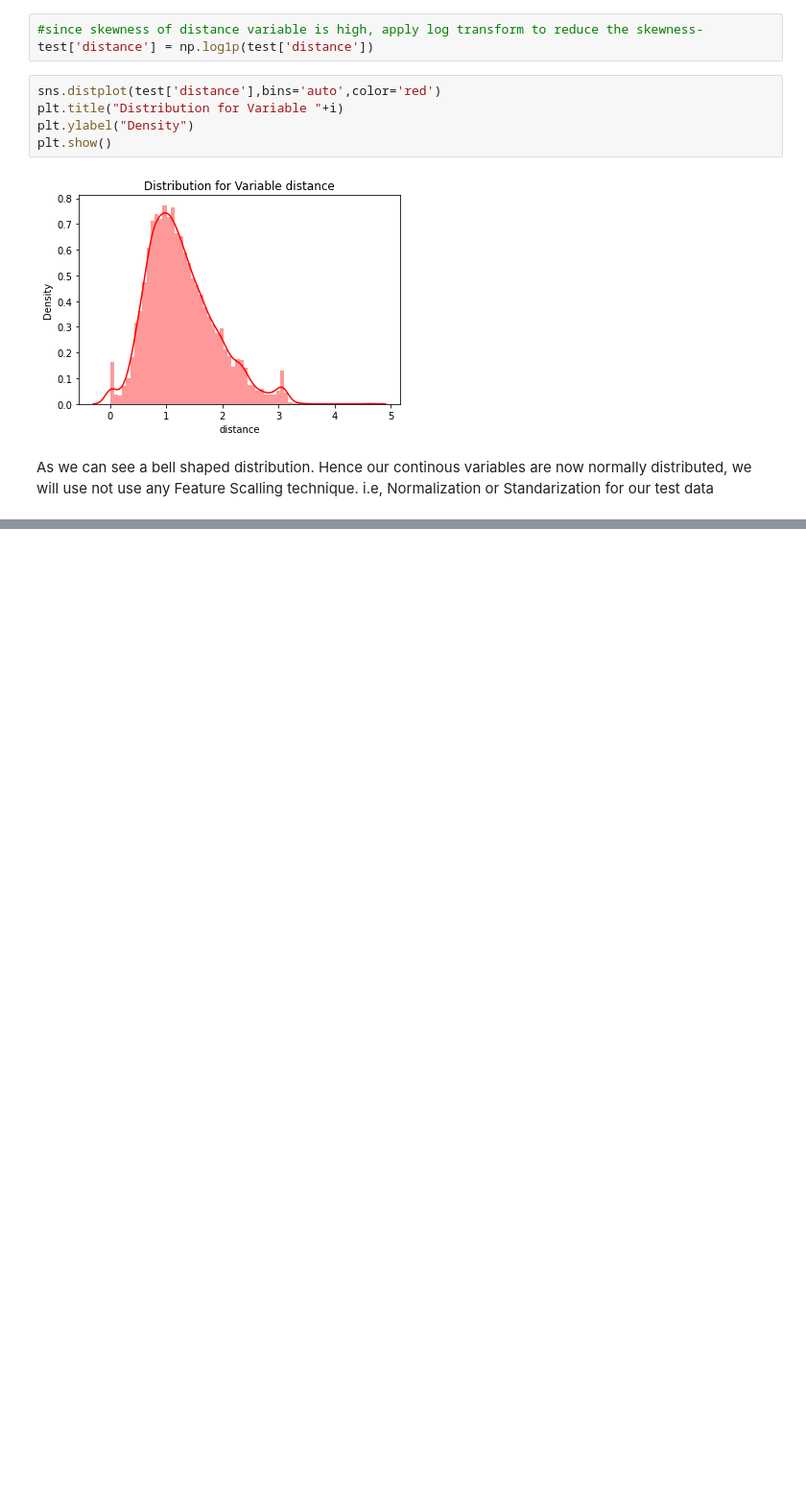
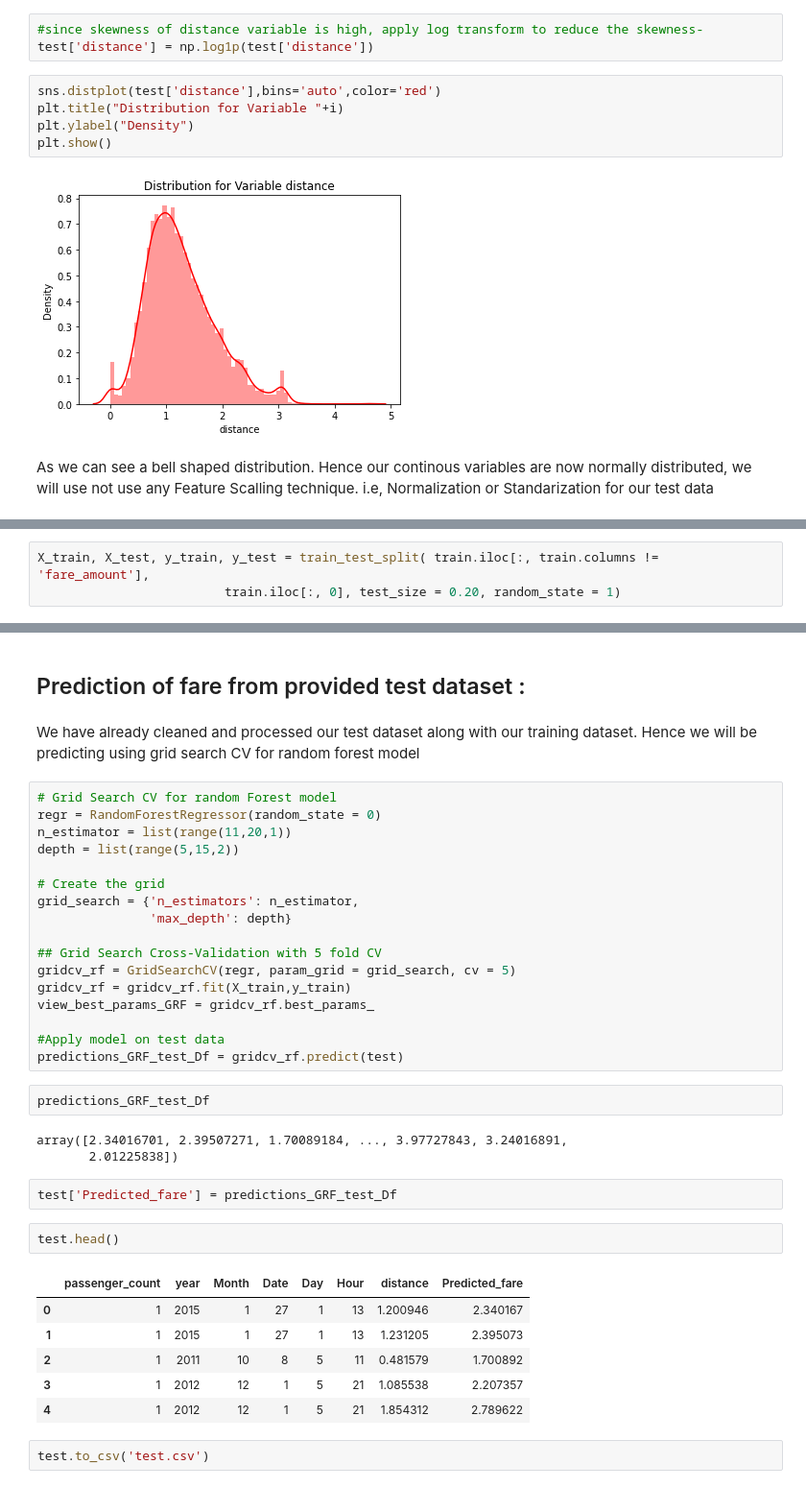
Before and after one commit to Souravthakur540/Cab-Fare-Prediction, a Jupyter notebook: Cabfareprediction.ipynb, the cells around one changed output, grey strips where cells are left out. Shown at 96% size. Saved outputs shown, nothing was run; the diff lists cells and outputs as text; blank space fills up the shorter version.

```diff
--- a/Cabfareprediction.ipynb
+++ b/Cabfareprediction.ipynb
@@ -806,0 +809,3 @@ As we can see a bell shaped distribution. Hence our continous variables are now
+# %%
+X_train, X_test, y_train, y_test = train_test_split( train.iloc[:, train.columns != 'fare_amount'],
+                         train.iloc[:, 0], test_size = 0.20, random_state = 1)
@@ -806,0 +1139,39 @@ As we can see a bell shaped distribution. Hence our continous variables are now
+# %% [markdown]
+<h2>Prediction of fare from provided test dataset :</h2>
+# %% [markdown]
+We have already cleaned and processed our test dataset along with our training dataset. Hence we will be predicting using grid search CV for random forest model
+# %%
+# Grid Search CV for random Forest model
+regr = RandomForestRegressor(random_state = 0)
+n_estimator = list(range(11,20,1))
+depth = list(range(5,15,2))
+
+# Create the grid
+grid_search = {'n_estimators': n_estimator,
+               'max_depth': depth}
+
+## Grid Search Cross-Validation with 5 fold CV
+gridcv_rf = GridSearchCV(regr, param_grid = grid_search, cv = 5)
+gridcv_rf = gridcv_rf.fit(X_train,y_train)
+view_best_params_GRF = gridcv_rf.best_params_
+
+#Apply model on test data
+predictions_GRF_test_Df = gridcv_rf.predict(test)
+# %%
+predictions_GRF_test_Df
+# %% [output]
+array([2.34016701, 2.39507271, 1.70089184, ..., 3.97727843, 3.24016891,
+       2.01225838])
+# %%
+test['Predicted_fare'] = predictions_GRF_test_Df
+# %%
+test.head()
+# %% [output]
+|  | passenger_count | year | Month | Date | Day | Hour | distance | Predicted_fare |
+| 0 | 1 | 2015 | 1 | 27 | 1 | 13 | 1.200946 | 2.340167 |
+| 1 | 1 | 2015 | 1 | 27 | 1 | 13 | 1.231205 | 2.395073 |
+| 2 | 1 | 2011 | 10 | 8 | 5 | 11 | 0.481579 | 1.700892 |
+| 3 | 1 | 2012 | 12 | 1 | 5 | 21 | 1.085538 | 2.207357 |
+| 4 | 1 | 2012 | 12 | 1 | 5 | 21 | 1.854312 | 2.789622 |
+# %%
+test.to_csv('test.csv')
```
Also changed, not shown: parts of 42 cells of this notebook, 1 other file.
